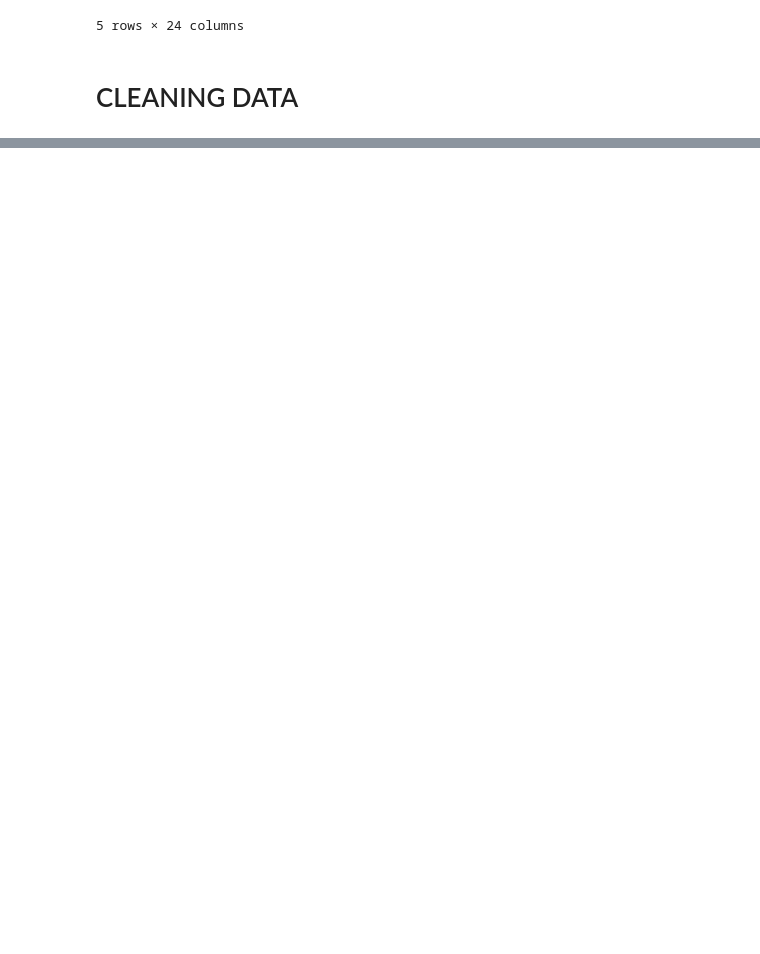
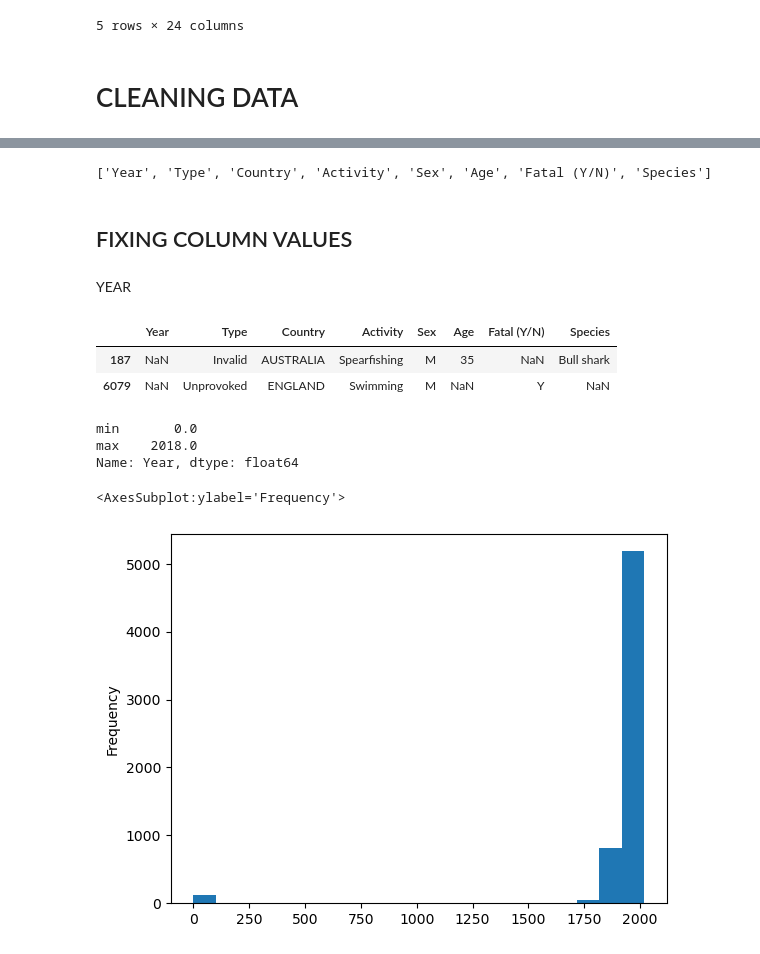
Before and after one commit to marcdalmaum/project_1, a Jupyter notebook: project.ipynb, the cells around one changed output, grey strips where cells are left out. Cells and saved outputs as stored; diff of their text form; code cells hidden in the pictures; blank space fills up the shorter version.

```diff
--- a/project.ipynb
+++ b/project.ipynb
@@ -86,0 +99,29 @@ dtype: int64
+# %%
+df.rename(columns = {'Sex ':'Sex', 'Species ':'Species'}, inplace = True)
+list(df.columns)
+# %% [output]
+['Year', 'Type', 'Country', 'Activity', 'Sex', 'Age', 'Fatal (Y/N)', 'Species']
+# %% [markdown]
+## FIXING COLUMN VALUES
+# %% [markdown]
+YEAR
+# %%
+df[df['Year'].isna()]
+# %% [output]
+|  | Year | Type | Country | Activity | Sex | Age | Fatal (Y/N) | Species |
+| 187 | NaN | Invalid | AUSTRALIA | Spearfishing | M | 35 | NaN | Bull shark |
+| 6079 | NaN | Unprovoked | ENGLAND | Swimming | M | NaN | Y | NaN |
+# %%
+df['Year'].fillna(0,inplace=True)
+# %%
+df['Year'].agg(['min', 'max'])
+# %% [output]
+min       0.0
+max    2018.0
+Name: Year, dtype: float64
+# %%
+df['Year'] = df['Year'].apply(int)
+df['Year'].plot.hist(bins = 20)
+# %% [output]
+<AxesSubplot:ylabel='Frequency'>
+[figure, added]
```
Also changed, not shown: parts of 25 cells of this notebook.
